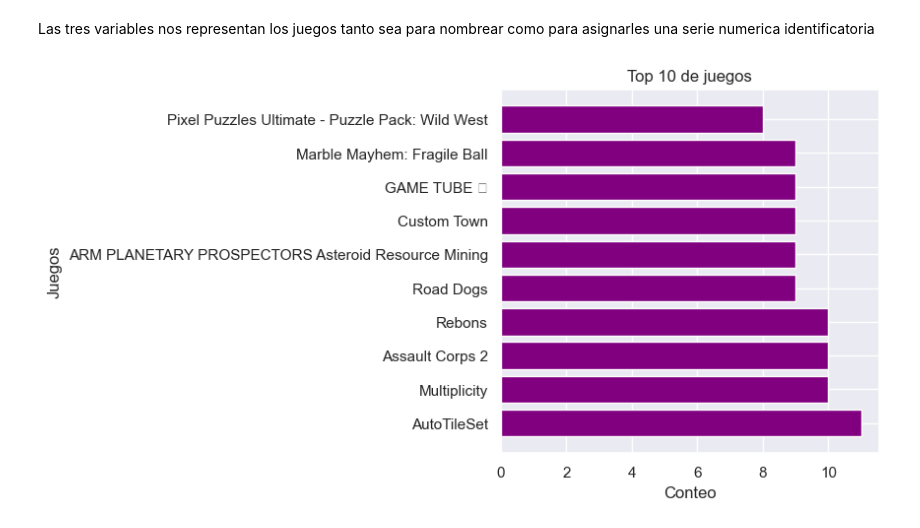
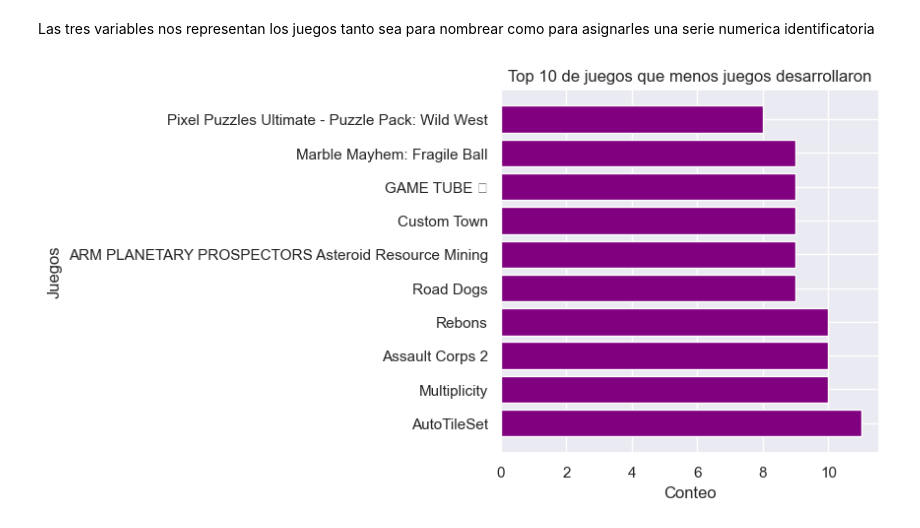
Before and after one commit to ASGuzman/PI_MLOps_Steam, a Jupyter notebook: 05_EDA.ipynb, the cells around one changed output. Cells and saved outputs as stored; diff of their text form; code cells hidden in the pictures.

```diff
--- a/05_EDA.ipynb
+++ b/05_EDA.ipynb
@@ -128,11 +151,11 @@ Las tres variables nos representan los juegos tanto sea para nombrear como para
 # %%
 top_10_titles = df_output["title"].value_counts().head(10)
 
 plt.barh(top_10_titles.index, top_10_titles.values, color="purple")
-plt.title("Top 10 de juegos")
+plt.title("Top 10 de juegos que menos juegos desarrollaron")
 plt.xlabel("Conteo")
 plt.ylabel("Juegos")
 plt.subplots_adjust(left=0.3)
 plt.show()
 # %% [output]
-[figure, old version]
+[figure, new version]
```
Also changed, not shown: parts of 11 cells of this notebook.
